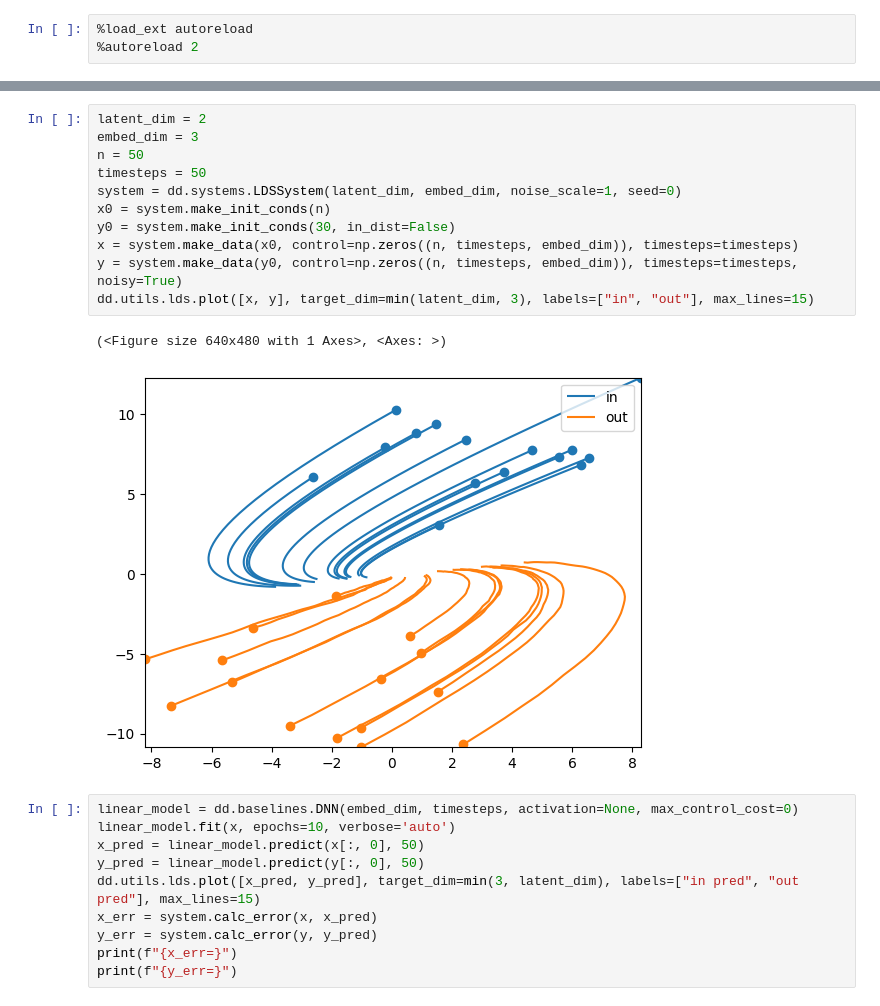
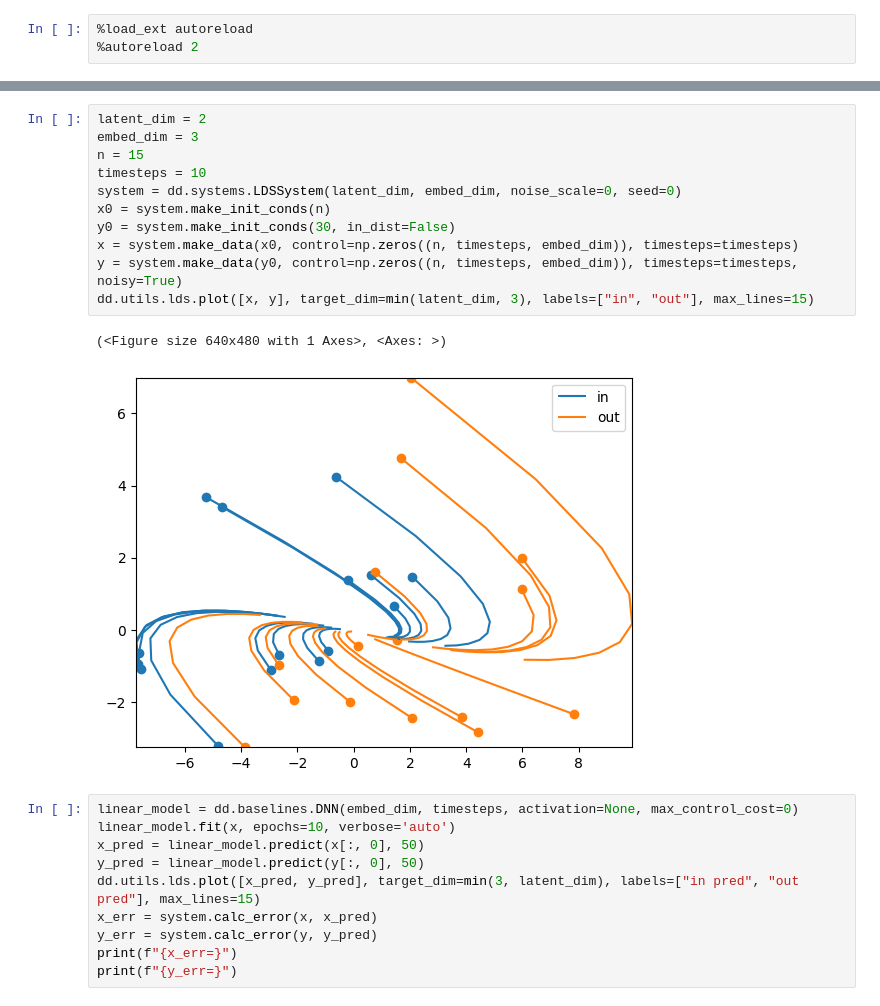
Before and after one commit to DynaDojo/dynadojo, a Jupyter notebook: demos/lds_demo.ipynb, the cells around one changed output, grey strips where cells are left out. Saved outputs shown, nothing was run; the diff lists cells and outputs as text.

```diff
--- a/demos/lds_demo.ipynb
+++ b/demos/lds_demo.ipynb
@@ -10,17 +7,17 @@ To enable the following instructions: AVX2 AVX512F AVX512_VNNI FMA, in other ope
 # %%
 latent_dim = 2
 embed_dim = 3
-n = 50
-timesteps = 50
-system = dd.systems.LDSSystem(latent_dim, embed_dim, noise_scale=1, seed=0)
+n = 15
+timesteps = 10
+system = dd.systems.LDSSystem(latent_dim, embed_dim, noise_scale=0, seed=0)
 x0 = system.make_init_conds(n)
 y0 = system.make_init_conds(30, in_dist=False)
 x = system.make_data(x0, control=np.zeros((n, timesteps, embed_dim)), timesteps=timesteps)
 y = system.make_data(y0, control=np.zeros((n, timesteps, embed_dim)), timesteps=timesteps, noisy=True)
 dd.utils.lds.plot([x, y], target_dim=min(latent_dim, 3), labels=["in", "out"], max_lines=15)
 # %% [output]
 (<Figure size 640x480 with 1 Axes>, <Axes: >)
-[figure, old version]
+[figure, new version]
 # %%
 linear_model = dd.baselines.DNN(embed_dim, timesteps, activation=None, max_control_cost=0)
 linear_model.fit(x, epochs=10, verbose='auto')
```
Also changed, not shown: parts of 1 cell of this notebook, 3 other files.
